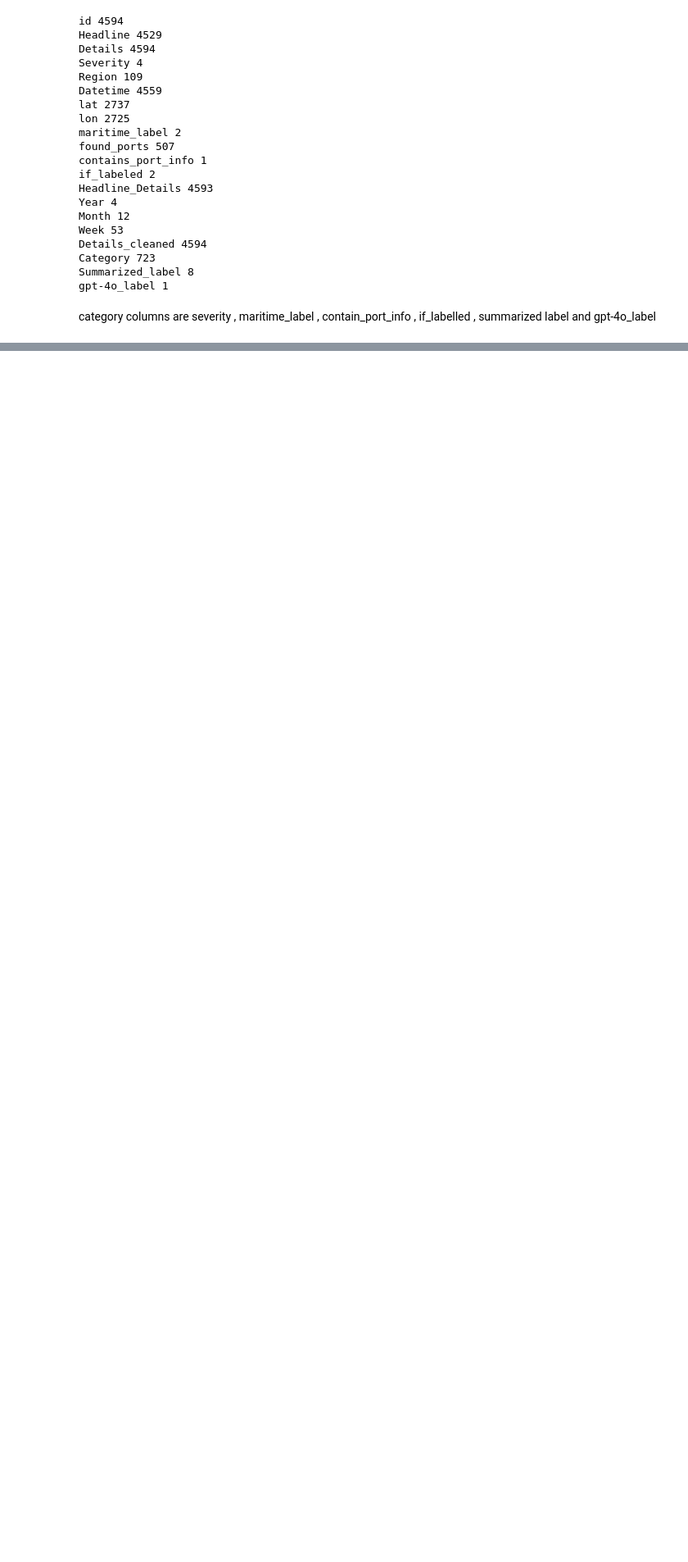
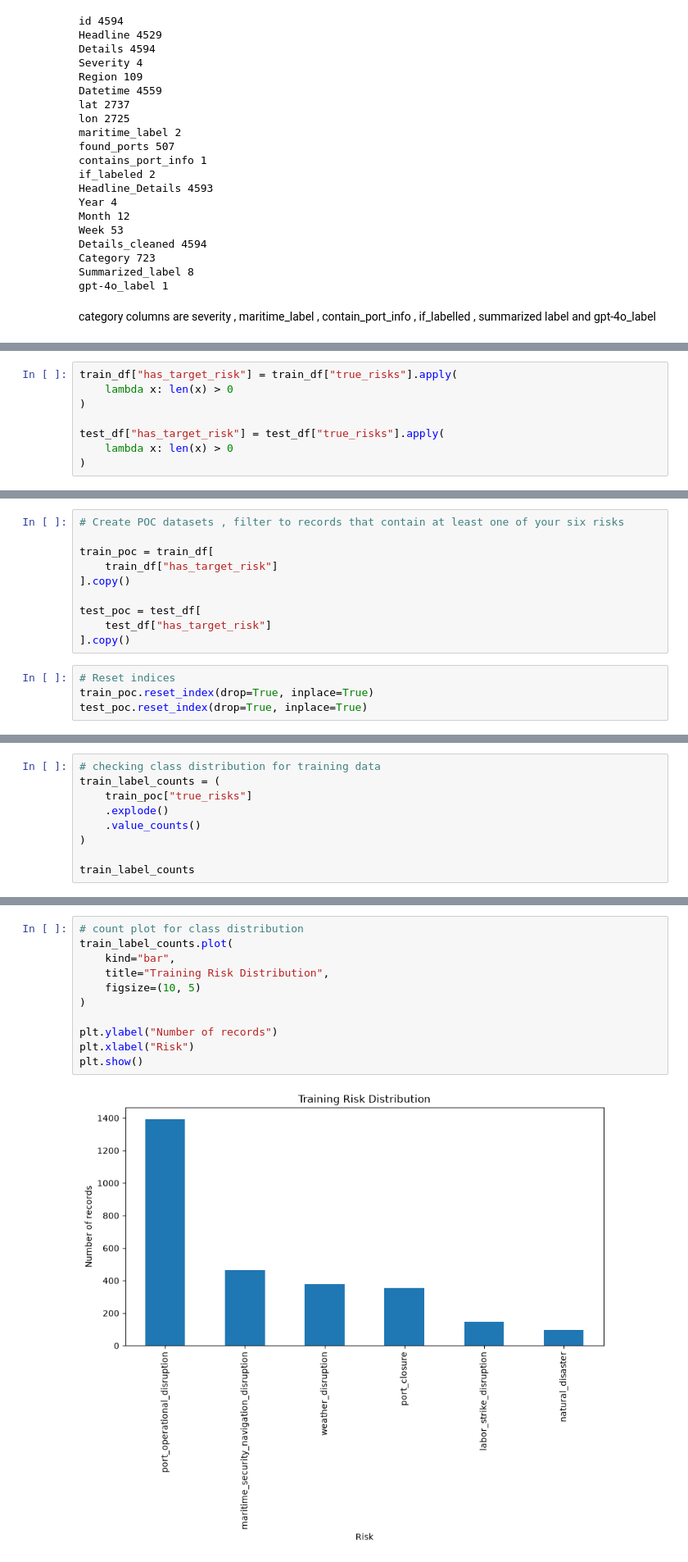
Before and after one commit to Prakhar528/gmrid-risk-classification-project, a Jupyter notebook: main_risk_classification.ipynb, the cells around one changed output, grey strips where cells are left out. Shown at 82% size. Cells and saved outputs as stored; diff of their text form; blank space fills up the shorter version.

```diff
--- a/main_risk_classification.ipynb
+++ b/main_risk_classification.ipynb
@@ -95,0 +304,8 @@ category columns are severity , maritime_label , contain_port_info , if_labelled
+# %%
+train_df["has_target_risk"] = train_df["true_risks"].apply(
+    lambda x: len(x) > 0
+)
+
+test_df["has_target_risk"] = test_df["true_risks"].apply(
+    lambda x: len(x) > 0
+)
@@ -95,0 +346,14 @@ category columns are severity , maritime_label , contain_port_info , if_labelled
+# %%
+# Create POC datasets , filter to records that contain at least one of your six risks
+
+train_poc = train_df[
+    train_df["has_target_risk"]
+].copy()
+
+test_poc = test_df[
+    test_df["has_target_risk"]
+].copy()
+# %%
+# Reset indices
+train_poc.reset_index(drop=True, inplace=True)
+test_poc.reset_index(drop=True, inplace=True)
@@ -95,0 +376,9 @@ category columns are severity , maritime_label , contain_port_info , if_labelled
+# %%
+# checking class distribution for training data
+train_label_counts = (
+    train_poc["true_risks"]
+    .explode()
+    .value_counts()
+)
+
+train_label_counts
@@ -95,0 +412,13 @@ category columns are severity , maritime_label , contain_port_info , if_labelled
+# %%
+# count plot for class distribution
+train_label_counts.plot(
+    kind="bar",
+    title="Training Risk Distribution",
+    figsize=(10, 5)
+)
+
+plt.ylabel("Number of records")
+plt.xlabel("Risk")
+plt.show()
+# %% [output]
+[figure, added]
```
Also changed, not shown: parts of 25 cells of this notebook.
